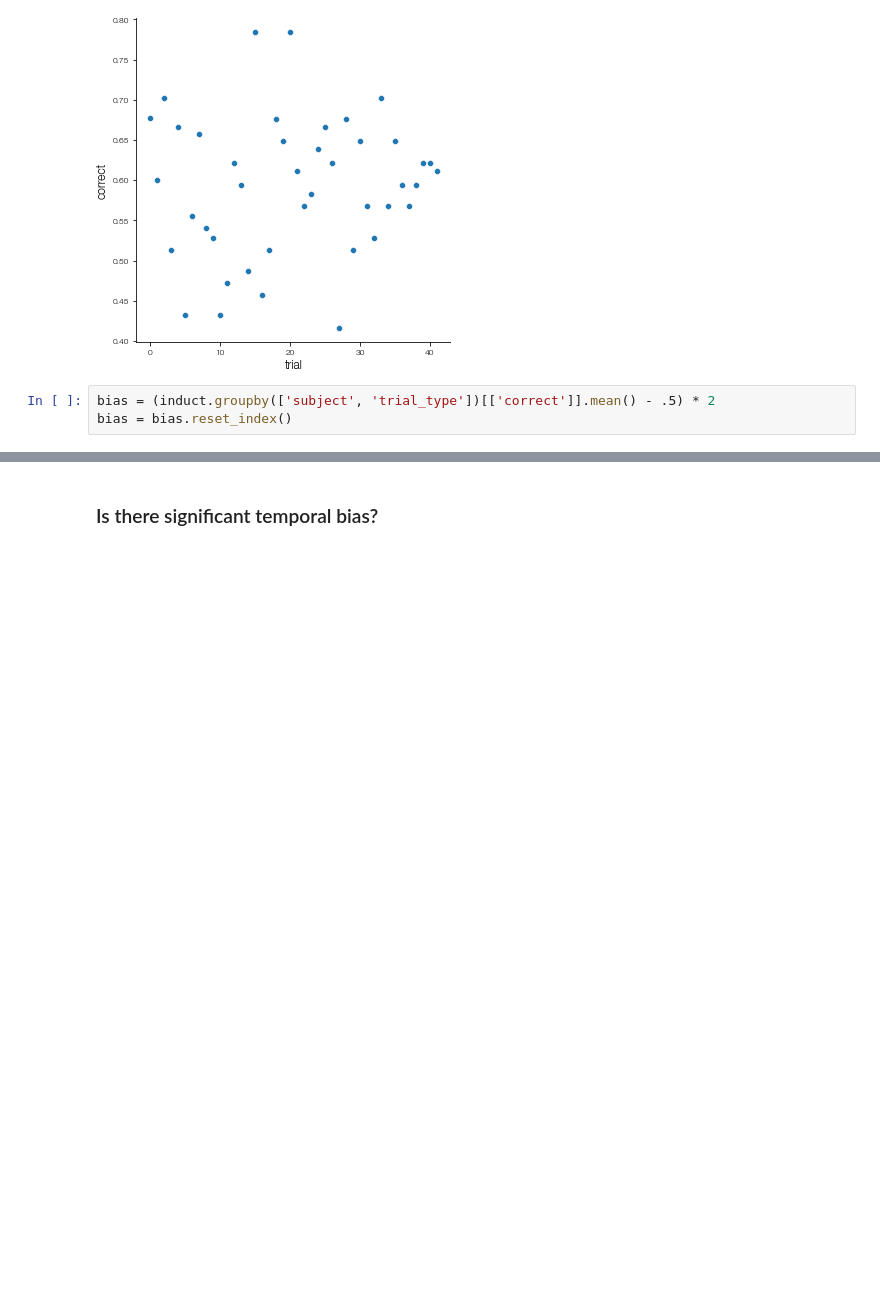
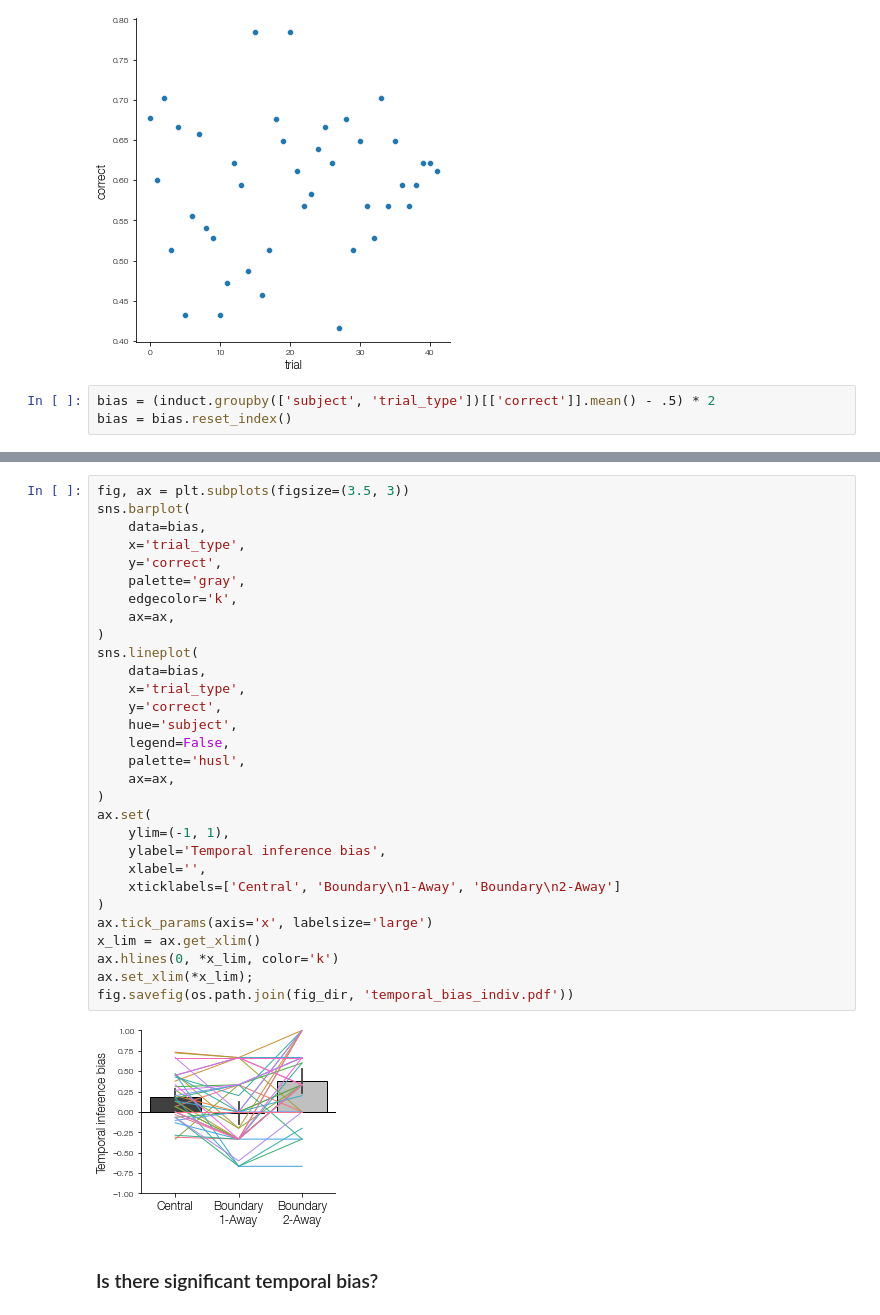
Before and after one commit to prestonlab/tesser, a Jupyter notebook: jupyter/plot_beh_induct.ipynb, the cells around one changed output, grey strips where cells are left out. Cells and saved outputs as stored; diff of their text form; blank space fills up the shorter version.

Commit message:
feat: add individual differences plot

```diff
--- a/jupyter/plot_beh_induct.ipynb
+++ b/jupyter/plot_beh_induct.ipynb
@@ -138,3 +75,35 @@ fig.savefig(os.path.join(fig_dir, 'temporal_bias.pdf'))
+# %%
+fig, ax = plt.subplots(figsize=(3.5, 3))
+sns.barplot(
+    data=bias,
+    x='trial_type',
+    y='correct',
+    palette='gray',
+    edgecolor='k',
+    ax=ax,
+)
+sns.lineplot(
+    data=bias,
+    x='trial_type',
+    y='correct',
+    hue='subject',
+    legend=False,
+    palette='husl',
+    ax=ax,
+)
+ax.set(
+    ylim=(-1, 1),
+    ylabel='Temporal inference bias',
+    xlabel='',
+    xticklabels=['Central', 'Boundary\n1-Away', 'Boundary\n2-Away']
+)
+ax.tick_params(axis='x', labelsize='large')
+x_lim = ax.get_xlim()
+ax.hlines(0, *x_lim, color='k')
+ax.set_xlim(*x_lim);
+fig.savefig(os.path.join(fig_dir, 'temporal_bias_indiv.pdf'))
+# %% [output]
+[figure, added]
 # %% [markdown]
 ### Is there significant temporal bias?
 # %%
```
Also changed, not shown: parts of 14 cells of this notebook.
